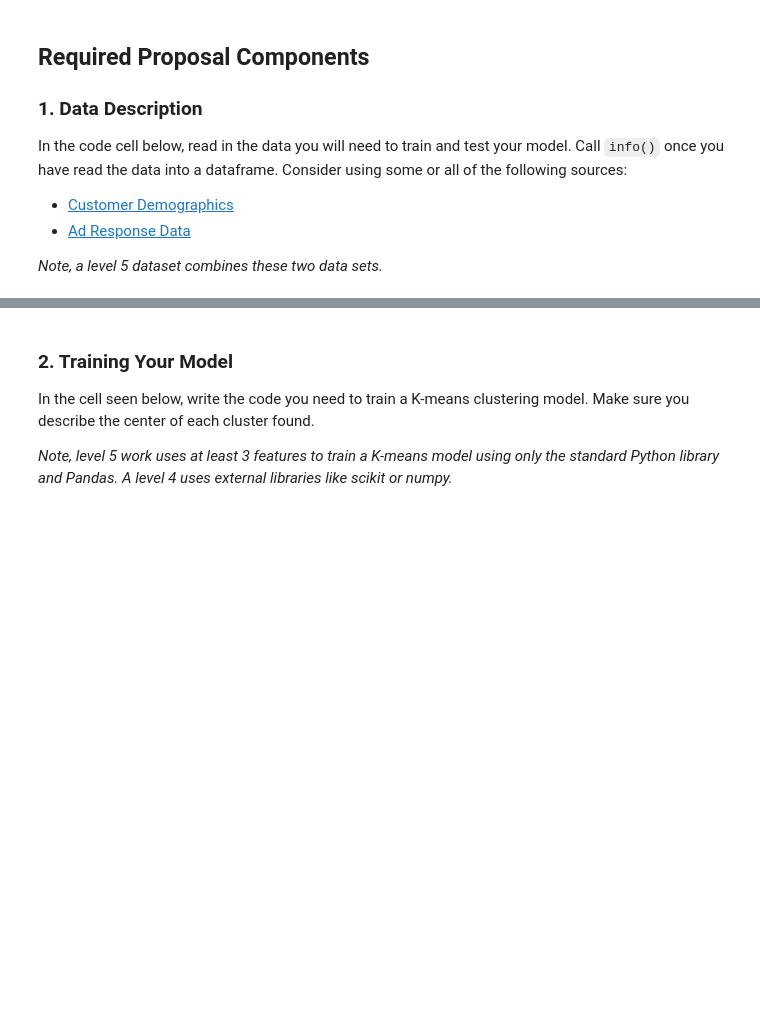
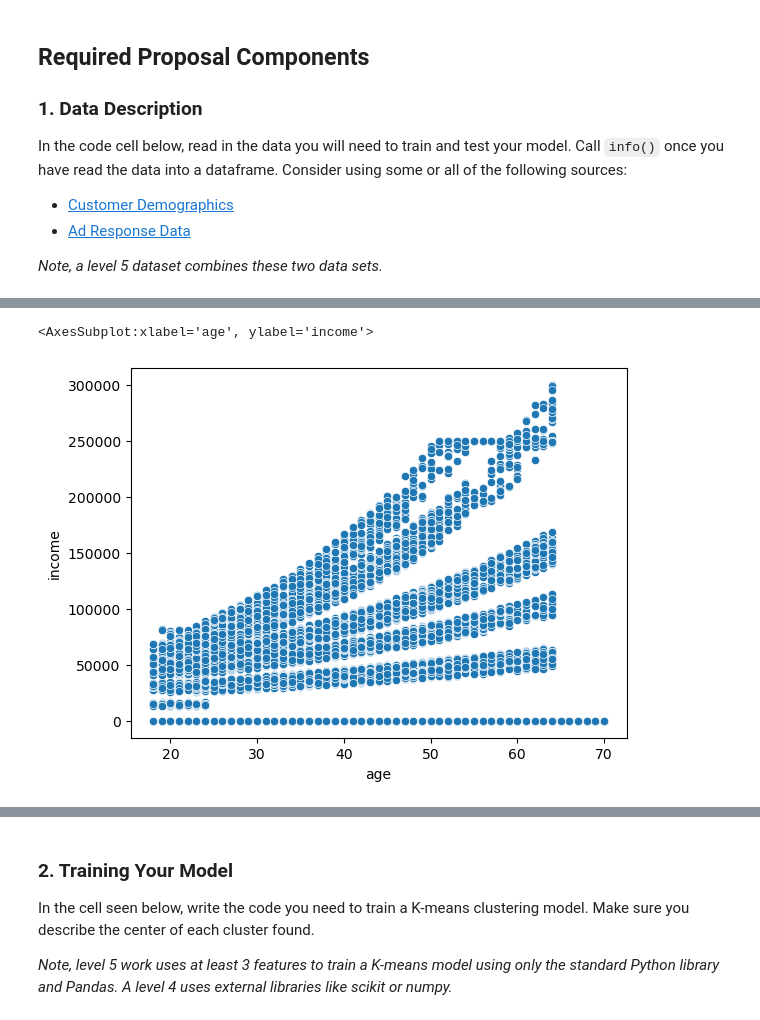
Before and after one commit to Rain0rShine/ML, a Jupyter notebook: RFP_2_Template.ipynb, the cells around one changed output, grey strips where cells are left out. Saved outputs shown, nothing was run; the diff lists cells and outputs as text; code cells hidden in the pictures; blank space fills up the shorter version.

```diff
--- a/RFP_2_Template.ipynb
+++ b/RFP_2_Template.ipynb
@@ -54,0 +63,4 @@ df.head()
+# %%
+''' 1 is true, 0 is false '''
+df['ad_response'] = df['ad_response'].astype(int)
+df.head()
@@ -54,0 +74,6 @@ df.head()
+# %%
+df['income'] = df['income'].astype(int)
+sns.scatterplot(data=df, x='age', y='income')
+# %% [output]
+<AxesSubplot:xlabel='age', ylabel='income'>
+[figure, added]
```
Also changed, not shown: parts of 11 cells of this notebook, 2 other files.
